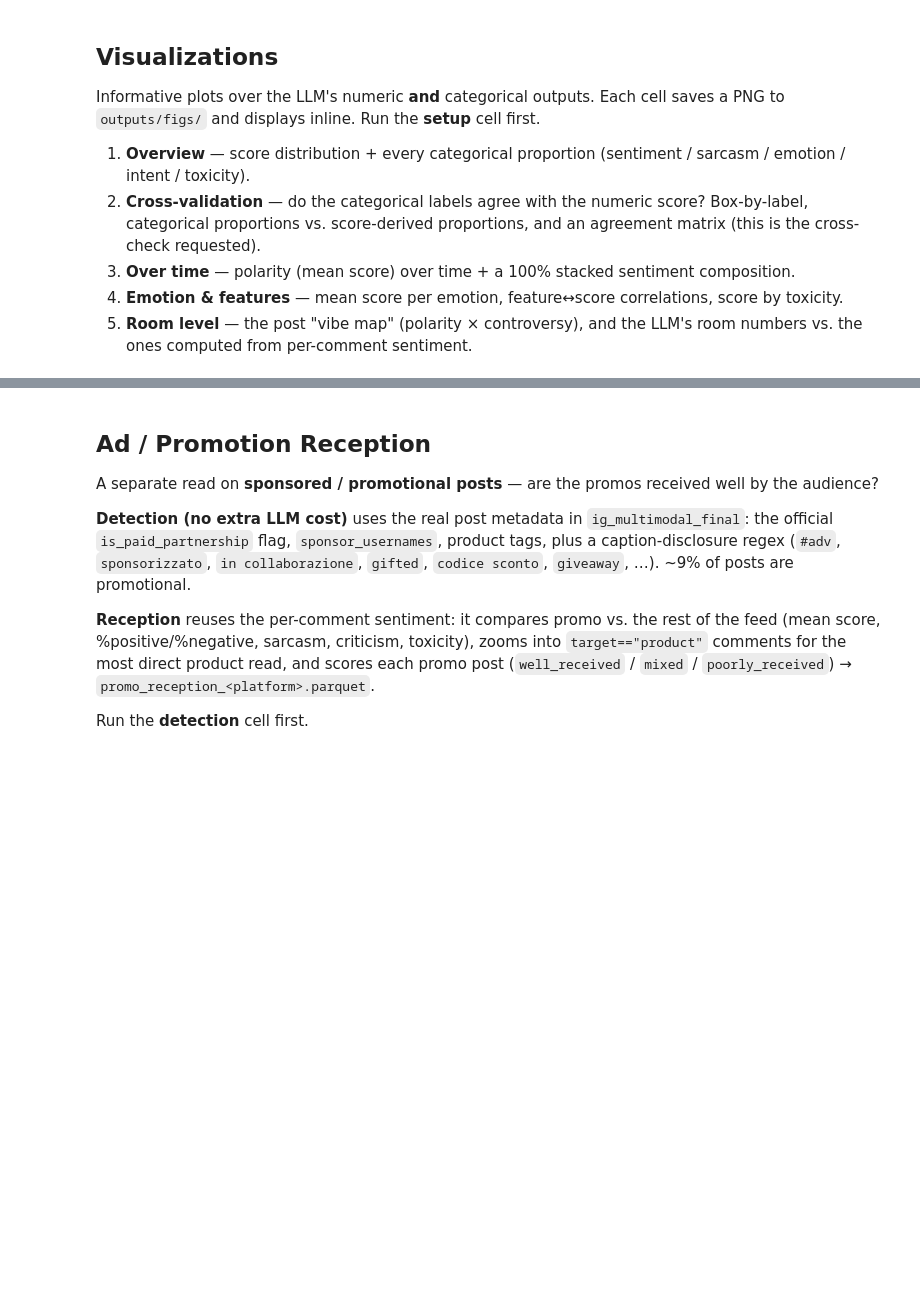
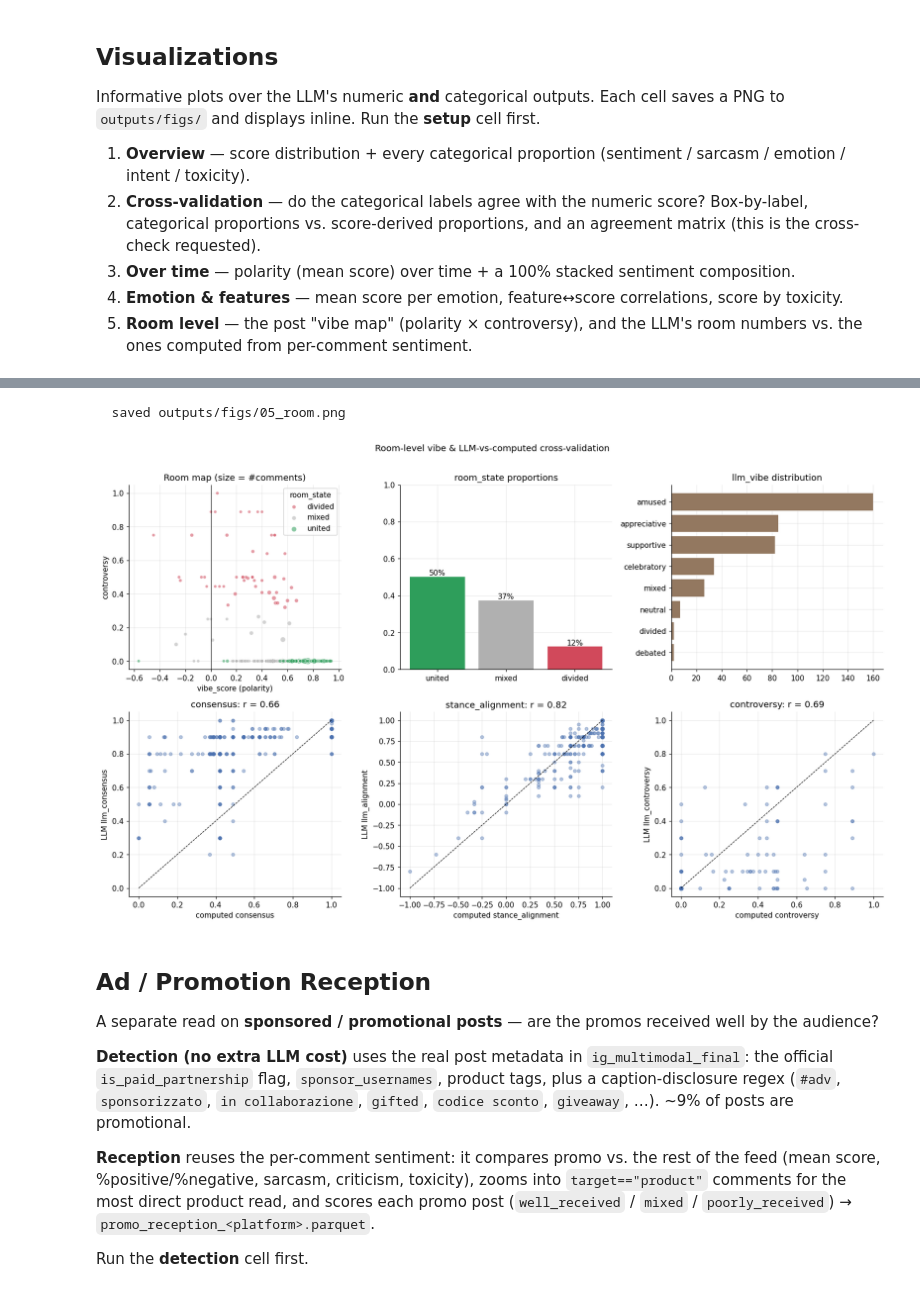
Before and after one commit to Alireza-Shahrokhi-Sp/ShowreelSociaMediaAnalytics, a Jupyter notebook: Ali/sentiment_pipeline.ipynb, the cells around one changed output, grey strips where cells are left out. Saved outputs shown, nothing was run; the diff lists cells and outputs as text; code cells hidden in the pictures; blank space fills up the shorter version.

```diff
--- a/Ali/sentiment_pipeline.ipynb
+++ b/Ali/sentiment_pipeline.ipynb
@@ -1002,6 +1095,12 @@ import numpy as np, pandas as pd, matplotlib.pyplot as plt
 if room is None or not len(room):
     print("No room_vibe table in memory — run the Room Vibe cell first.")
 else:
+    if "room_state" not in room.columns:
+        def _rs(r):
+            if r["controversy"] >= 0.3: return "divided"
+            if r["consensus"]  >= 0.6:  return "united"
+            return "mixed"
+        room["room_state"] = room.apply(_rs, axis=1)
     rv = room[room["n_comments"] >= 3].copy()
     STATE_C = {"united": POS_C, "mixed": NEU_C, "divided": NEG_C}
     fig, ax = plt.subplots(2, 3, figsize=(15, 9))
@@ -1017,33 +1116,36 @@ else:
 
     # (b) room_state proportions
     rs = rv["room_state"].value_counts(normalize=True).reindex(["united", "mixed", "divided"]).fillna(0)
     ax[0, 1].bar(rs.index, rs.values, color=[STATE_C[s] for s in rs.index])
     for i, v in enumerate(rs.values): ax[0, 1].text(i, v, f"{v:.0%}", ha="center", va="bottom")
     ax[0, 1].set_ylim(0, 1); ax[0, 1].set_title("room_state proportions")
 
     # (c) llm_vibe distribution
     if "llm_vibe" in rv.columns and rv["llm_vibe"].notna().any():
         lv = rv["llm_vibe"].value_counts().head(10)[::-1]
         ax[0, 2].barh(lv.index, lv.values, color="#937860"); ax[0, 2].set_title("llm_vibe distribution")
     else:
         ax[0, 2].axis("off"); ax[0, 2].set_title("llm_vibe (n/a)")
 
     # (d-f) LLM self-reported room metric vs the metric computed from per-comment sentiment
     pairs = [("consensus", "llm_consensus"), ("stance_alignment", "llm_alignment"), ("controversy", "llm_controversy")]
     for k, (dvar, lvar) in enumerate(pairs):
         a = ax[1, k]
         if dvar in rv.columns and lvar in rv.columns and rv[lvar].notna().any():
             d = rv[[dvar, lvar]].apply(pd.to_numeric, errors="coerce").dropna()
             a.scatter(d[dvar], d[lvar], s=18, alpha=.4, color="#4c72b0")
             if len(d):
                 lo = float(min(d[dvar].min(), d[lvar].min())); hi = float(max(d[dvar].max(), d[lvar].max()))
                 a.plot([lo, hi], [lo, hi], "k--", lw=.8)
             r = d[dvar].corr(d[lvar]) if len(d) > 2 else float("nan")
             a.set_xlabel(f"computed {dvar}"); a.set_ylabel(f"LLM {lvar}"); a.set_title(f"{dvar}: r = {r:.2f}")
         else:
             a.axis("off"); a.set_title(f"{lvar} (n/a)")
     fig.suptitle("Room-level vibe & LLM-vs-computed cross-validation", y=1.01)
     fig.tight_layout(); _save(fig, "05_room"); plt.show()
+# %% [output]
+  saved outputs/figs/05_room.png
+[figure, added]
 # %% [markdown]
 ## Ad / Promotion Reception
 
```
Also changed, not shown: parts of 11 cells of this notebook, 21 other files.
